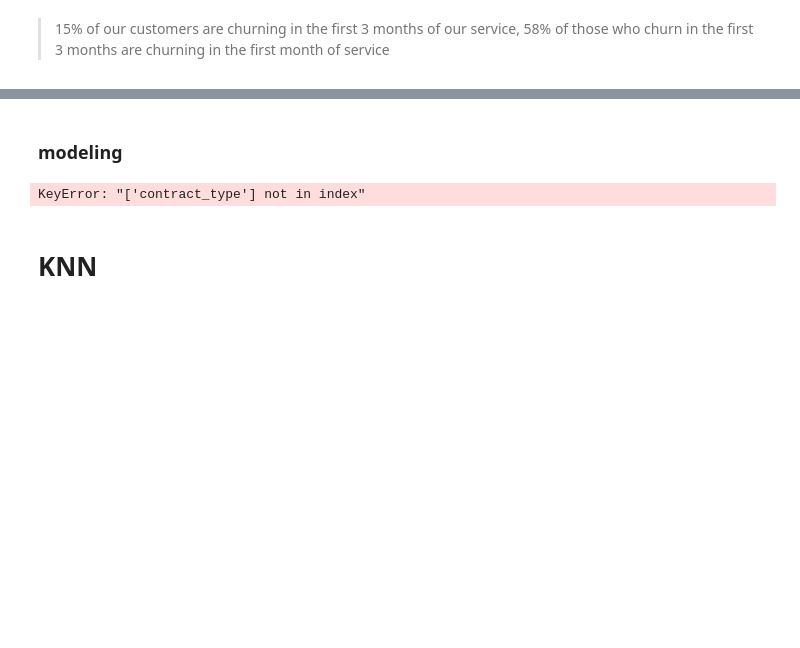
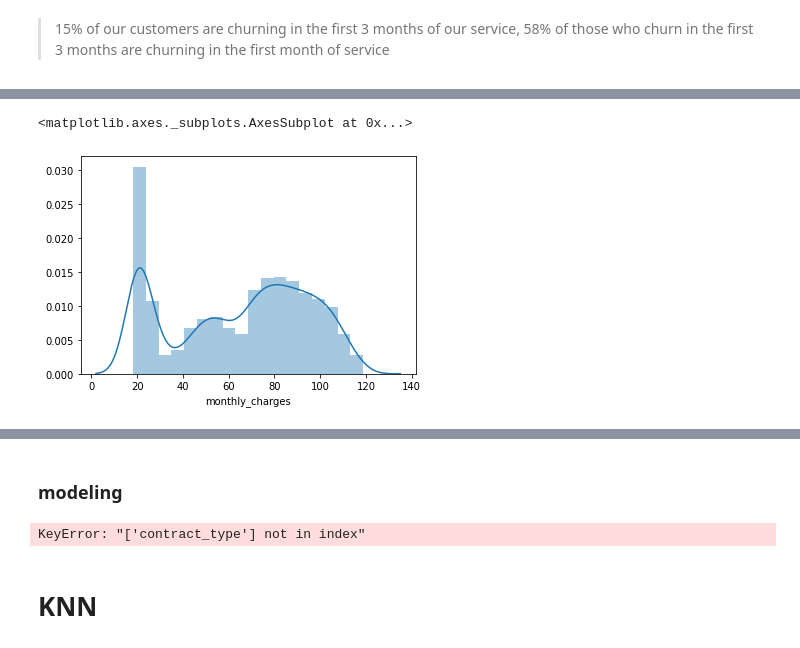
Before and after one commit to Corn-Shipps/predicting_telco_churn, a Jupyter notebook: JeremyNotes.ipynb, the cells around one changed output, grey strips where cells are left out. Saved outputs shown, nothing was run; the diff lists cells and outputs as text; code cells hidden in the pictures; blank space fills up the shorter version.

```diff
--- a/JeremyNotes.ipynb
+++ b/JeremyNotes.ipynb
@@ -233,0 +332,10 @@ sns.distplot
+# %%
+encoder = LabelEncoder()
+
+encoder.fit(df.churn)
+df.encoded = encoder.transform(df.churn)
+x = df.monthly_charges
+sns.distplot(x)
+# %% [output]
+<matplotlib.axes._subplots.AxesSubplot at 0x...>
+[figure, added]
```
Also changed, not shown: parts of 25 cells of this notebook.
